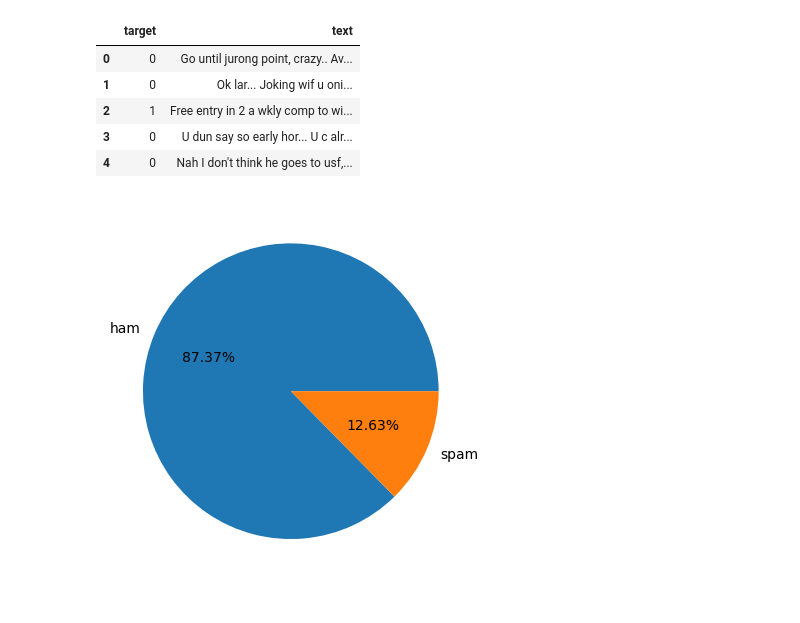
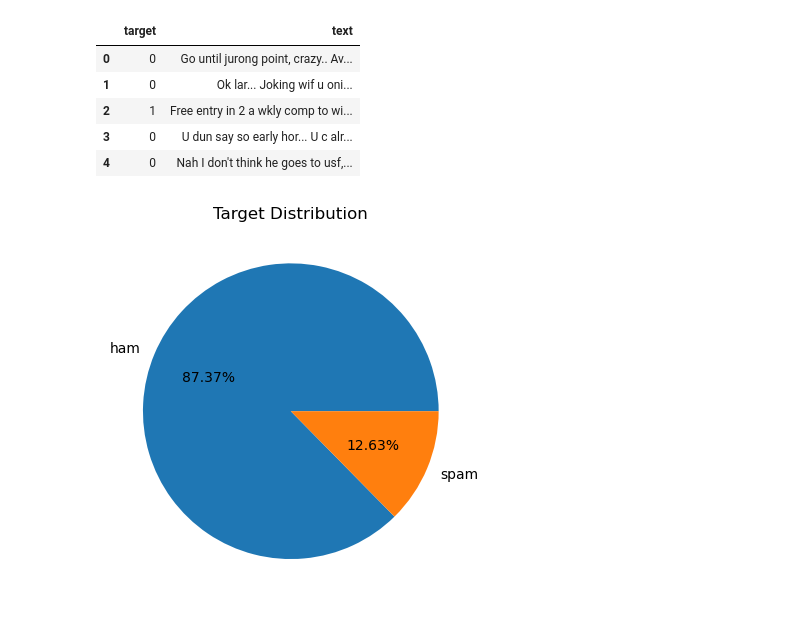
Before and after one commit to ushka1/spam-classifier, a Jupyter notebook: spam-classifier.ipynb, the cells around one changed output. Saved outputs shown, nothing was run; the diff lists cells and outputs as text; code cells hidden in the pictures.

```diff
--- a/spam-classifier.ipynb
+++ b/spam-classifier.ipynb
@@ -111,8 +111,12 @@ df.head()
 # %%
 import matplotlib.pyplot as plt
 
-plt.pie(df['target'].value_counts(),
-        labels=encoder.classes_.tolist(), autopct='%0.2f%%')
+plt.pie(
+    df['target'].value_counts(),
+    labels=encoder.classes_.tolist(),
+    autopct='%0.2f%%'
+)
+plt.title('Target Distribution')
 plt.show()
 # %% [output]
-[figure, old version]
+[figure, new version]
```
Also changed, not shown: parts of 9 cells of this notebook.
